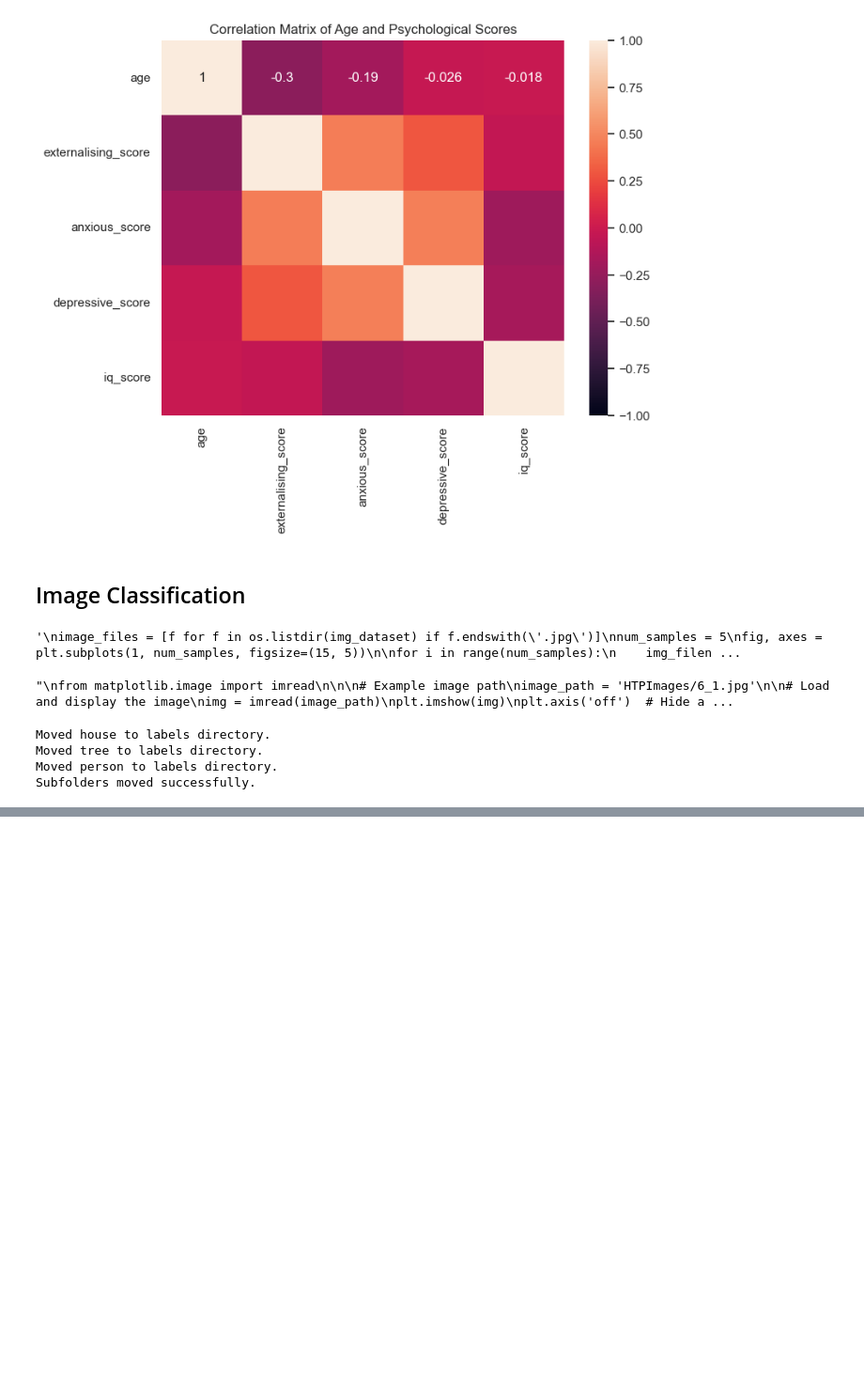
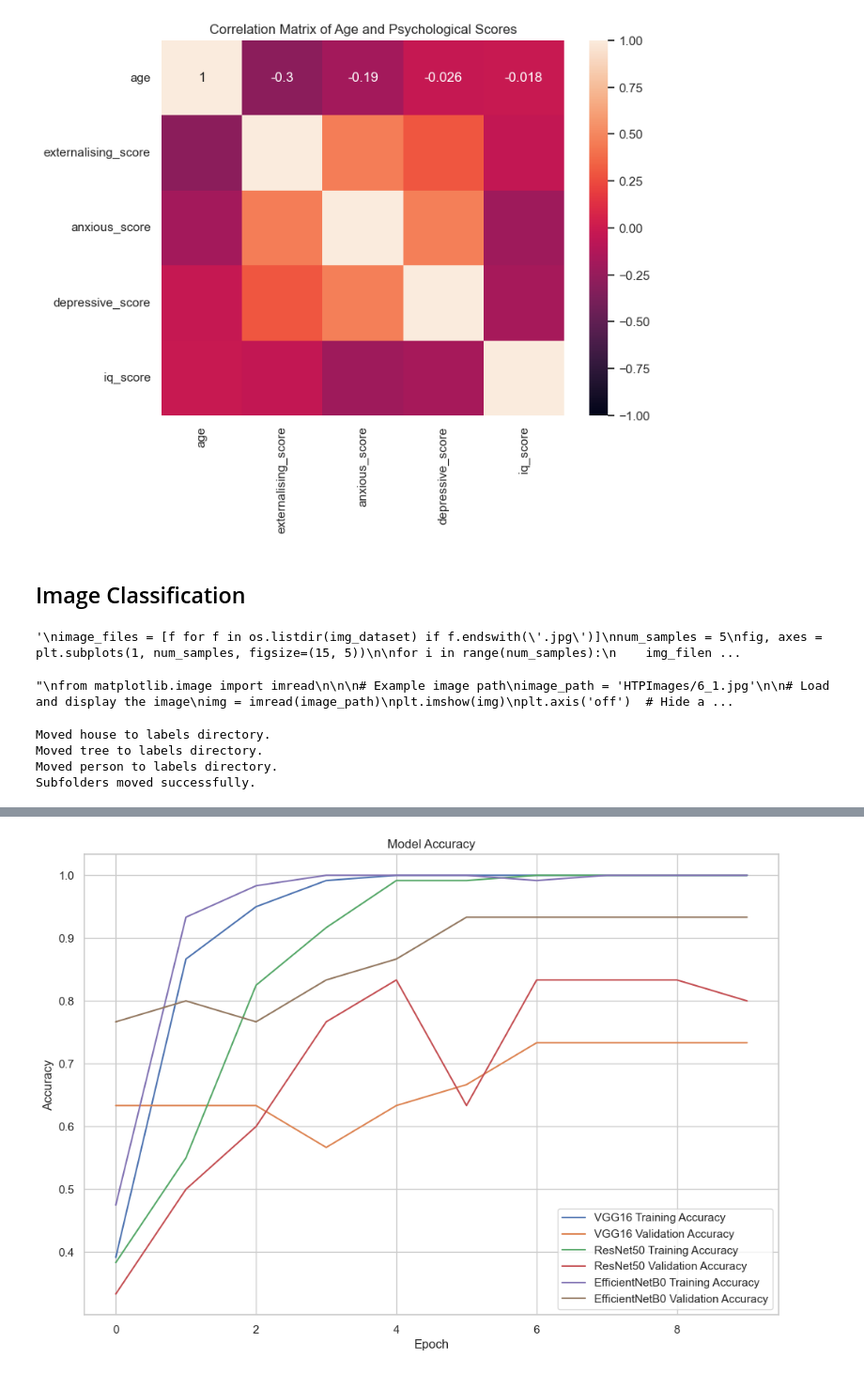
Before and after one commit to iremhttp/HTP-Project, a Jupyter notebook: main.ipynb, the cells around one changed output, grey strips where cells are left out. Shown at 94% size. Saved outputs shown, nothing was run; the diff lists cells and outputs as text; code cells hidden in the pictures; blank space fills up the shorter version.

```diff
--- a/main.ipynb
+++ b/main.ipynb
@@ -771,0 +614,7 @@ Moved 46_1.jpg to house folder.
+# %%
+#ResNet50
+resnet_model = deep_learning(ResNet50)
+resnet_model.summary()
+
+resnet_model.compile(optimizer=tf.keras.optimizers.Adam(learning_rate=0.0001), loss=tf.keras.losses.SparseCategoricalCrossentropy(), metrics=["accuracy"])
+training_history_resnet = resnet_model.fit(X_train, y_train, validation_data=(X_test,y_test), epochs=10)
@@ -771,0 +661,7 @@ Moved 46_1.jpg to house folder.
+# %%
+#EfficientNetB0
+efficientnet_model = deep_learning(EfficientNetB0)
+efficientnet_model.summary()
+
+efficientnet_model.compile(optimizer=tf.keras.optimizers.Adam(learning_rate=0.0001), loss=tf.keras.losses.SparseCategoricalCrossentropy(), metrics=["accuracy"])
+training_history_eff = efficientnet_model.fit(X_train, y_train, validation_data=(X_test,y_test), epochs=10)
@@ -771,0 +739,24 @@ Moved 46_1.jpg to house folder.
+# %%
+training_histories = {
+    'VGG16': training_history_vgg,
+    'ResNet50': training_history_resnet,
+    'EfficientNetB0': training_history_eff
+}
+# %%
+def plot_training_history(histories, metric='accuracy'):
+    plt.figure(figsize=(12, 8))
+
+    for model, history in histories.items():
+        plt.plot(history.history[metric], label=f'{model} Training {metric.capitalize()}')
+        plt.plot(history.history[f'val_{metric}'], label=f'{model} Validation {metric.capitalize()}')
+
+    plt.title(f'Model {metric.capitalize()}')
+    plt.xlabel('Epoch')
+    plt.ylabel(metric.capitalize())
+    plt.legend()
+    plt.grid(True)
+    plt.show()
+# %%
+plot_training_history(training_histories, metric='accuracy')
+# %% [output]
+[figure, added]
```
Also changed, not shown: parts of 19 cells of this notebook.
